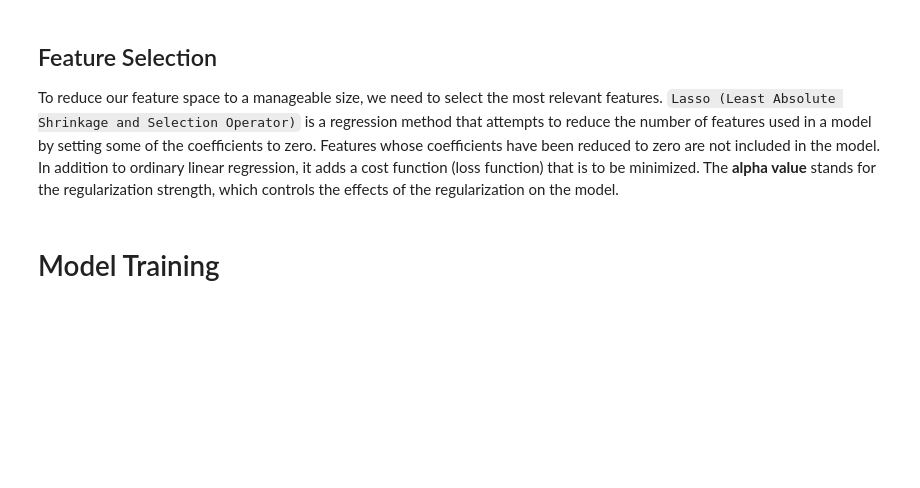
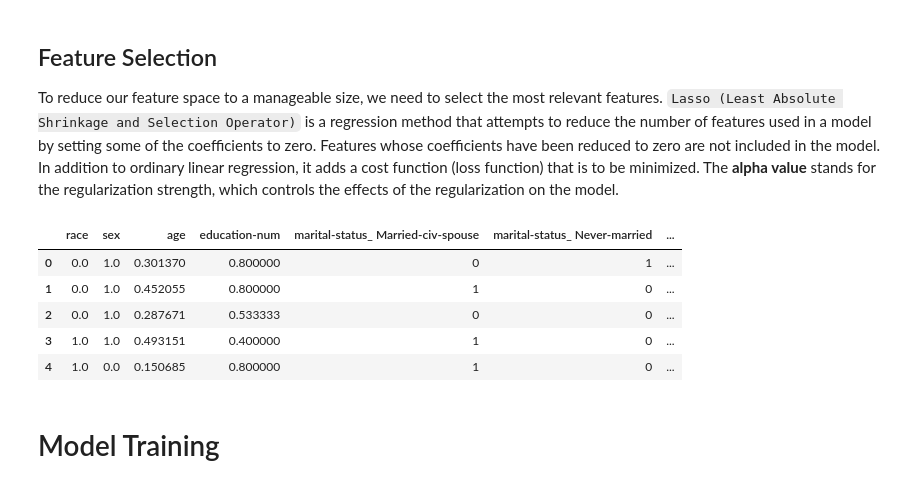
Before and after one commit to AI-for-Business/FairBank, a Jupyter notebook: FairBank.ipynb, the cells around one changed output. Cells and saved outputs as stored; diff of their text form; code cells hidden in the pictures; blank space fills up the shorter version.

```diff
--- a/FairBank.ipynb
+++ b/FairBank.ipynb
@@ -217,14 +294,20 @@ To reduce our feature space to a manageable size, we need to select the most rel
 # %%
 # choose the feature selection strategy
 selection_strategy = 'Lasso'
 
 alpha = 0.01               # needed for Lasso regression
-n_features = 5             # needed for PCA: number of features
 
 # make sure the sensitive features remain in the features
 ready_data = lib.select_the_features(combined_data, selection_strategy, alpha, n_features, target, selected_sensitive_features)
 # check whether our preprocessed data are ready for training
 ready_data.head()
+# %% [output]
+|  | race | sex | age | education-num | marital-status_ Married-civ-spouse | marital-status_ Never-married | ... |
+| 0 | 0.0 | 1.0 | 0.301370 | 0.800000 | 0 | 1 | ... |
+| 1 | 0.0 | 1.0 | 0.452055 | 0.800000 | 1 | 0 | ... |
+| 2 | 0.0 | 1.0 | 0.287671 | 0.533333 | 0 | 0 | ... |
+| 3 | 1.0 | 1.0 | 0.493151 | 0.400000 | 1 | 0 | ... |
+| 4 | 1.0 | 0.0 | 0.150685 | 0.800000 | 1 | 0 | ... |
 # %% [markdown]
 # Model Training
 # %%
```
Also changed, not shown: parts of 15 cells of this notebook.
